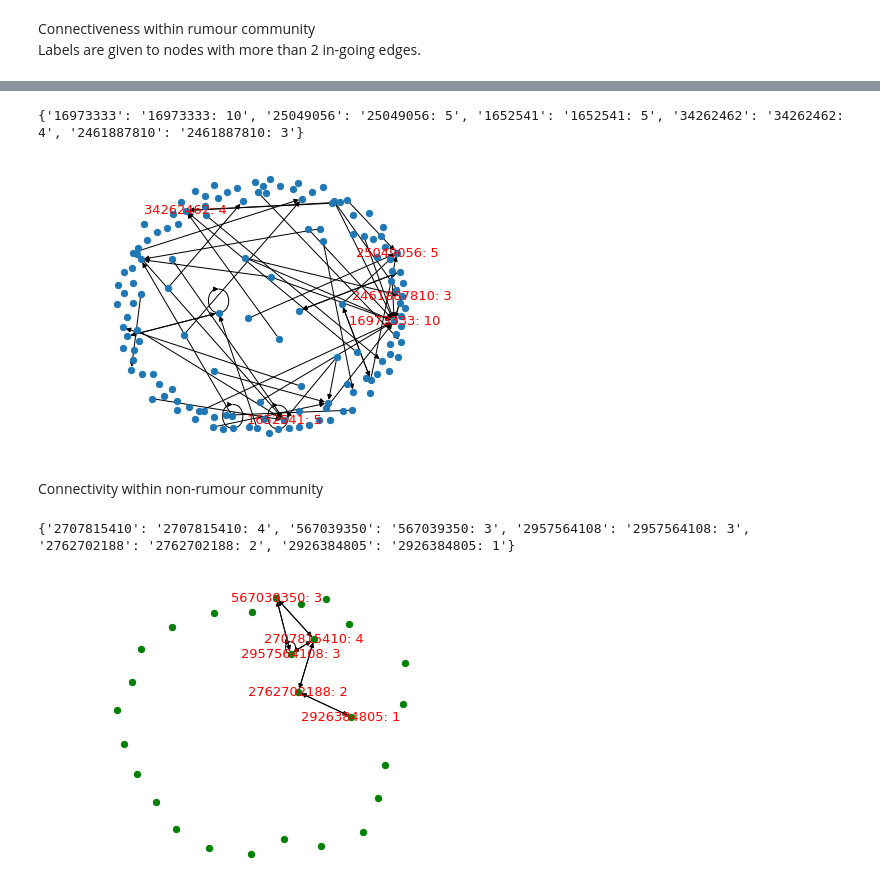
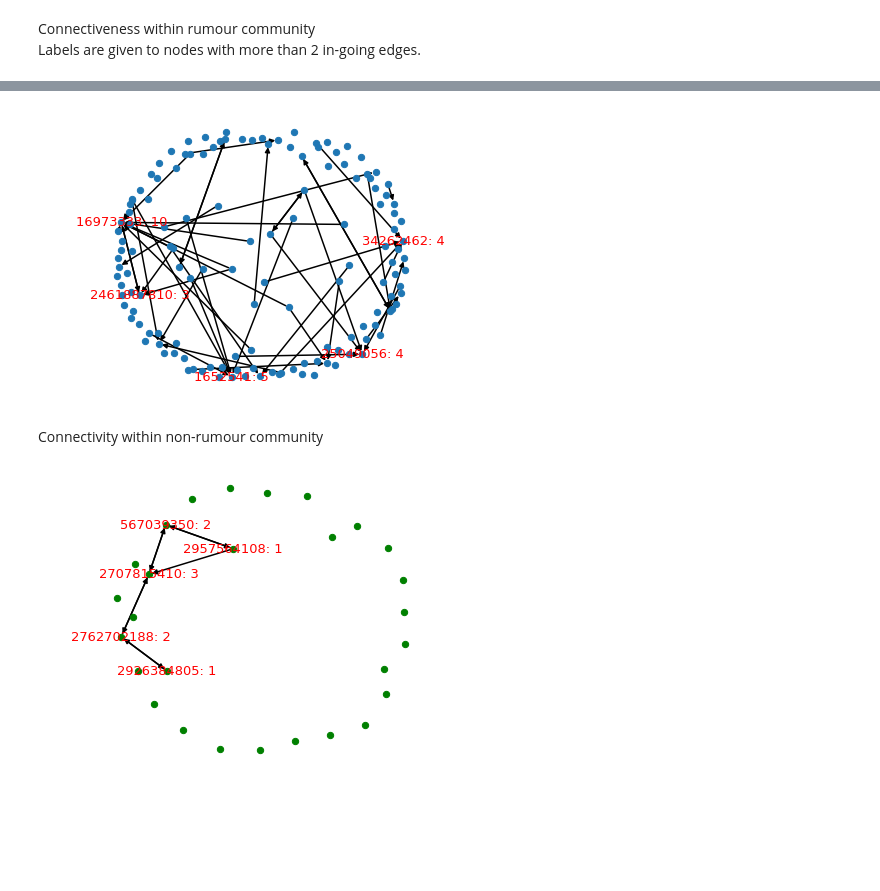
Before and after one commit to YuHung-Chiang/Network-Analysis, a Jupyter notebook: centrality/centrality.ipynb, the cells around one changed output, grey strips where cells are left out. Saved outputs shown, nothing was run; the diff lists cells and outputs as text; code cells hidden in the pictures; blank space fills up the shorter version.

```diff
--- a/centrality/centrality.ipynb
+++ b/centrality/centrality.ipynb
@@ -359,22 +357,23 @@ plt.show()
 # %%
 labels = {}
 nodes = []
 for key, attr in FR_G.nodes(data=True):
     if attr["at"] == "rumours":
         nodes.append(key)
-        labels[key] = FR_G.in_degree[key]
+
+subGraph = FR_G.subgraph(nodes)
+
+for n in nodes:
+    labels[n] = subGraph.in_degree[n]
 
 labels = dict(sorted(labels.items(), key=lambda item: item[1],reverse=True))
 for id, label in labels.items():
     labels[id] = id+": "+str(label)
 labels = dict(islice(labels.items(), 5))
 
-print(labels)
-subGraph = FR_G.subgraph(nodes)
 ch.visualize(subGraph,labels,None,40)
 # %% [output]
-{'16973333': '16973333: 10', '25049056': '25049056: 5', '1652541': '1652541: 5', '34262462': '34262462: 4', '2461887810': '2461887810: 3'}
-[figure, old version]
+[figure, new version]
 # %% [markdown]
 Connectivity within non-rumour community
 # %%
@@ -421,19 +420,20 @@ nodes = []
 for key, attr in FR_G.nodes(data=True):
     if attr["at"] == "non_rumours":
         nodes.append(key)
-        labels[key] = FR_G.in_degree[key]
+
+subGraph = FR_G.subgraph(nodes)
+
+for n in nodes:
+    labels[n] = subGraph.in_degree[n]
 
 labels = dict(sorted(labels.items(), key=lambda item: item[1],reverse=True))
 for id, label in labels.items():
     labels[id] = id+": "+str(label)
+
 labels = dict(islice(labels.items(), 5))
-
-print(labels)
-subGraph = FR_G.subgraph(nodes)
 ch.visualize(subGraph,labels,"green",40)
 # %% [output]
-{'2707815410': '2707815410: 4', '567039350': '567039350: 3', '2957564108': '2957564108: 3', '2762702188': '2762702188: 2', '2926384805': '2926384805: 1'}
-[figure, old version]
+[figure, new version]
 # %%
 isolates = set(isolates)
 rumourNodes = list(set(rumourNodes).difference(isolates))
```
Also changed, not shown: parts of 5 cells of this notebook, 16 other files.
